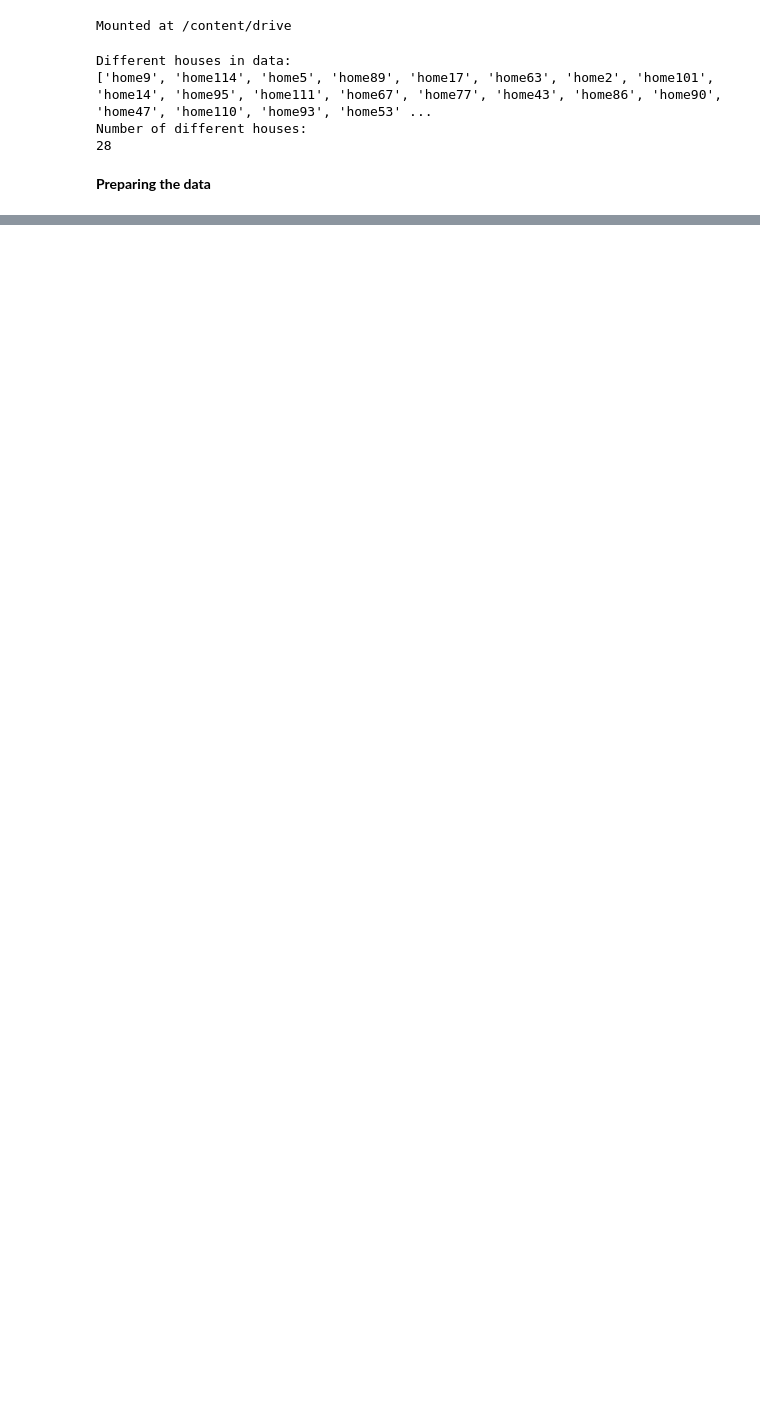
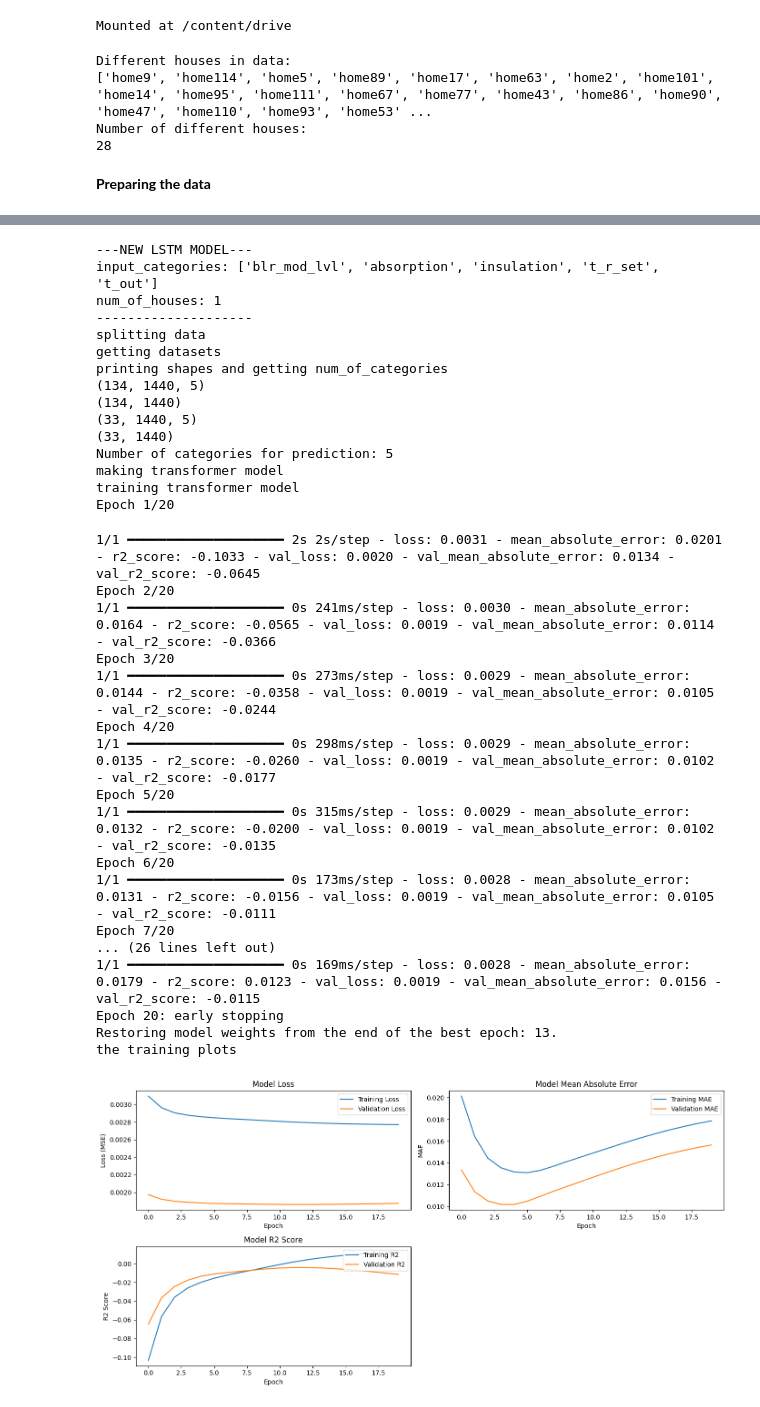
Before and after one commit to GeorgiosKalaras/boilers, a Jupyter notebook: code/lstm_processing_data.ipynb, the cells around one changed output, grey strips where cells are left out. Drawn from its saved outputs; the diff is of its cells as text; code cells hidden in the pictures; blank space fills up the shorter version.

Commit message:
attempts with lstm to find reason for negative R2 metric

```diff
--- a/code/lstm_processing_data.ipynb
+++ b/code/lstm_processing_data.ipynb
@@ -142 +130,3 @@ def get_split_data(train_data, val_data, test_data, input_categories, num_of_hou
+# %%
+batch_size = 64
 # %%
@@ -253,0 +460,5 @@ def save_lstm_model(model, history, input_categories, num_of_houses):
+# %%
+path_to_lstm_error_metrics = '/content/drive/Othercomputers/My_Laptop/code/lstm_error_metrics.csv'
+lstm_error_metrics = pd.read_csv(path_to_lstm_error_metrics, index_col=0)
+lstm_error_metrics = lstm_error_metrics.sort_values(by=['num_of_categories', 'categories', 'num_of_houses'])
+print(lstm_error_metrics.to_string(index=True))
@@ -288,11 +542,17 @@ print(possible_num_of_houses)
 # %%
+# all categories with batch_size=512 with "improved" LSTM layers of model
+batch_size=512
+# !!! geting error_metrics !!!
+
 for input_category in prediction_categories:
     input_categories = [input_category]
-    for num_of_houses in possible_num_of_houses:
+    test_values_per_house, test_dataset_per_house = get_test_data_per_house(input_categories, batch_size=batch_size)
+    for num_of_houses in [1, 4, 14, 28]:
         print("---NEW LSTM MODEL---")
         print("input_categories: "+str(input_categories))
         print("num_of_houses: "+str(num_of_houses))
         print("--------------------")
-        lstm_model_complete(train_data, val_data, test_data, input_categories, num_of_houses)
+        model, history, input_categories, num_of_houses = lstm_model_complete(train_data, val_data, input_categories, num_of_houses, batch_size=batch_size)
+        doing_testing(model, input_categories, num_of_houses, test_values_per_house, test_dataset_per_house)
         print("--------------------")
 # %% [output]
@@ -449,11 +560,17 @@ the training plots
 # %%
+# all categories with batch_size=512 with "improved" LSTM layers of model  AND no shuffling for datasets
+batch_size=512
+# !!! geting error_metrics !!!
+
 for input_category in prediction_categories:
     input_categories = [input_category]
-    for num_of_houses in [10]:
+    test_values_per_house, test_dataset_per_house = get_test_data_per_house(input_categories, batch_size=batch_size)
+    for num_of_houses in [1, 4, 14, 28]:
         print("---NEW LSTM MODEL---")
         print("input_categories: "+str(input_categories))
         print("num_of_houses: "+str(num_of_houses))
         print("--------------------")
-        lstm_model_complete(train_data, val_data, test_data, input_categories, num_of_houses)
+        model, history, input_categories, num_of_houses = lstm_model_complete(train_data, val_data, input_categories, num_of_houses, batch_size=batch_size)
+        doing_testing(model, input_categories, num_of_houses, test_values_per_house, test_dataset_per_house)
         print("--------------------")
 # %% [output]
@@ -609,0 +578,50 @@ the training plots
+# %%
+# with "improved" LSTM layers of model  AND no shuffling for datasets
+batch_size=512
+# !!! geting error_metrics !!!
+
+# all categories used for the models
+input_categories = prediction_categories
+test_values_per_house, test_dataset_per_house = get_test_data_per_house(input_categories, batch_size=batch_size)
+for num_of_houses in [1, 4, 14, 28]:
+        print("---NEW LSTM MODEL---")
+        print("input_categories: "+str(input_categories))
+        print("num_of_houses: "+str(num_of_houses))
+        print("--------------------")
+        model, history, input_categories, num_of_houses = lstm_model_complete(train_data, val_data, input_categories, num_of_houses, batch_size=batch_size)
+        doing_testing(model, input_categories, num_of_houses, test_values_per_house, test_dataset_per_house)
+        print("--------------------")
+# %% [output]
+---NEW LSTM MODEL---
+input_categories: ['blr_mod_lvl', 'absorption', 'insulation', 't_r_set', 't_out']
+num_of_houses: 1
+--------------------
+splitting data
+getting datasets
+printing shapes and getting num_of_categories
+(134, 1440, 5)
+(134, 1440)
+(33, 1440, 5)
+(33, 1440)
+Number of categories for prediction: 5
+making transformer model
+training transformer model
+Epoch 1/20
+1/1 ━━━━━━━━━━━━━━━━━━━━ 2s 2s/step - loss: 0.0031 - mean_absolute_error: 0.0201 - r2_score: -0.1033 - val_loss: 0.0020 - val_mean_absolute_error: 0.0134 - val_r2_score: -0.0645
+Epoch 2/20
+1/1 ━━━━━━━━━━━━━━━━━━━━ 0s 241ms/step - loss: 0.0030 - mean_absolute_error: 0.0164 - r2_score: -0.0565 - val_loss: 0.0019 - val_mean_absolute_error: 0.0114 - val_r2_score: -0.0366
+Epoch 3/20
+1/1 ━━━━━━━━━━━━━━━━━━━━ 0s 273ms/step - loss: 0.0029 - mean_absolute_error: 0.0144 - r2_score: -0.0358 - val_loss: 0.0019 - val_mean_absolute_error: 0.0105 - val_r2_score: -0.0244
+Epoch 4/20
+1/1 ━━━━━━━━━━━━━━━━━━━━ 0s 298ms/step - loss: 0.0029 - mean_absolute_error: 0.0135 - r2_score: -0.0260 - val_loss: 0.0019 - val_mean_absolute_error: 0.0102 - val_r2_score: -0.0177
+Epoch 5/20
+1/1 ━━━━━━━━━━━━━━━━━━━━ 0s 315ms/step - loss: 0.0029 - mean_absolute_error: 0.0132 - r2_score: -0.0200 - val_loss: 0.0019 - val_mean_absolute_error: 0.0102 - val_r2_score: -0.0135
+Epoch 6/20
+1/1 ━━━━━━━━━━━━━━━━━━━━ 0s 173ms/step - loss: 0.0028 - mean_absolute_error: 0.0131 - r2_score: -0.0156 - val_loss: 0.0019 - val_mean_absolute_error: 0.0105 - val_r2_score: -0.0111
+Epoch 7/20
+... (26 lines left out)
+1/1 ━━━━━━━━━━━━━━━━━━━━ 0s 169ms/step - loss: 0.0028 - mean_absolute_error: 0.0179 - r2_score: 0.0123 - val_loss: 0.0019 - val_mean_absolute_error: 0.0156 - val_r2_score: -0.0115
+Epoch 20: early stopping
+Restoring model weights from the end of the best epoch: 13.
+the training plots
+[figure, added]
```
Also changed, not shown: parts of 24 cells of this notebook, 14 other files.
